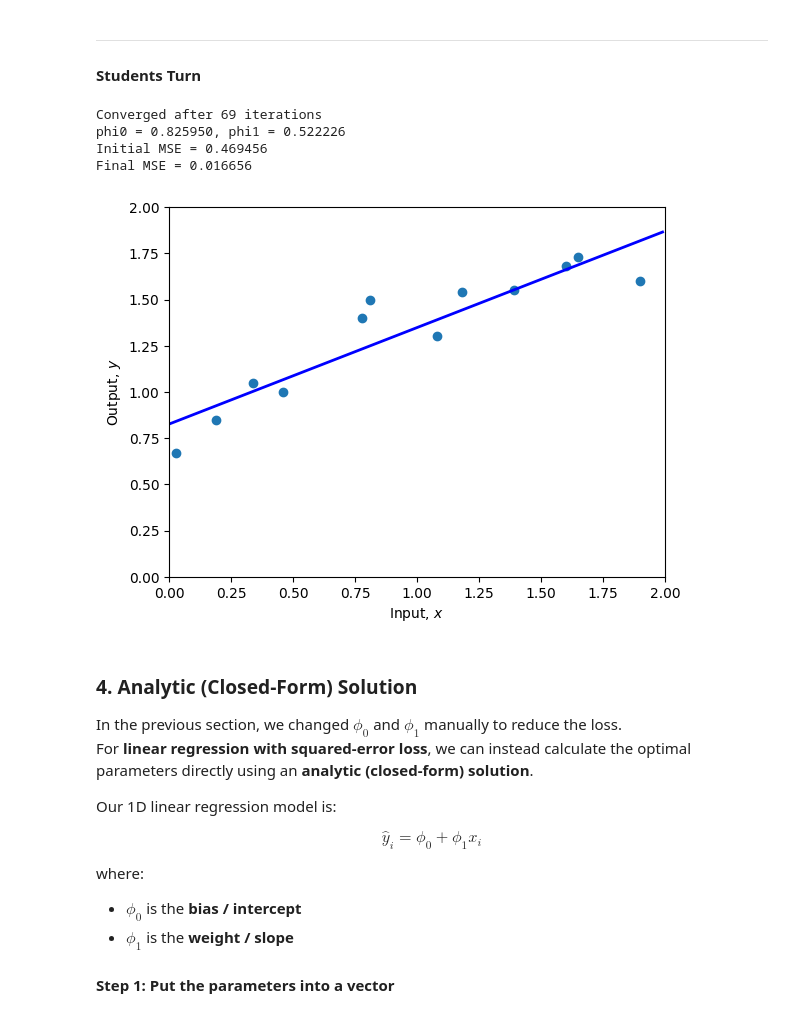
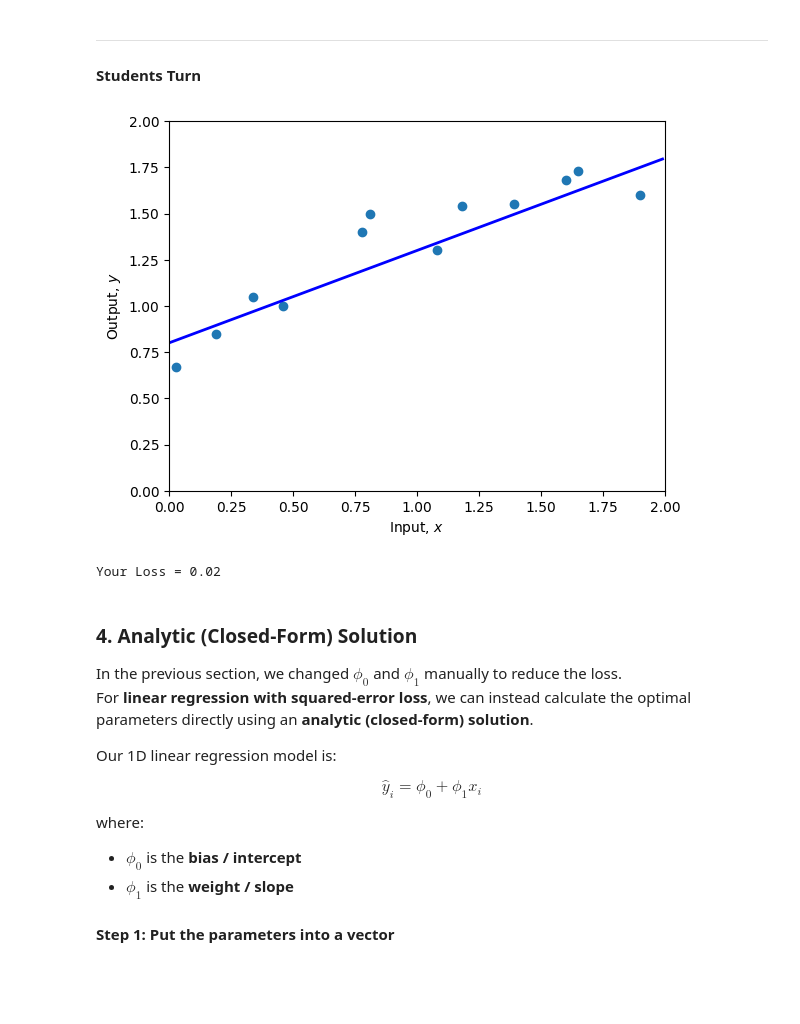
Before and after one commit to PANHARO/AI_class, a Jupyter notebook: lab_practice/Lab1.2_Linear_Regression_Analytic_GD_MiniBatchSGD_Practices_v2.ipynb, the cells around one changed output. Drawn from its saved outputs; the diff is of its cells as text; code cells hidden in the pictures; blank space fills up the shorter version.

```diff
--- a/lab_practice/Lab1.2_Linear_Regression_Analytic_GD_MiniBatchSGD_Practices_v2.ipynb
+++ b/lab_practice/Lab1.2_Linear_Regression_Analytic_GD_MiniBatchSGD_Practices_v2.ipynb
@@ -148,38 +148,17 @@ Your Loss = 0.86, Ground truth =10.28
 # %%
 # TODO -- Change the parameters manually to fit the model
 # First fix phi1 and try changing phi0 until you can't make the loss go down any more
 # Then fix phi0 and try changing phi1 until you can't make the loss go down any more
 # Repeat this process until you find a set of parameters that fit the model as in figure 2.2d
 # You can either do this by hand, or if you want to get fancy, write code to descent automatically in this way
 # Start at these values:
-phi0 = 2.1
-phi1 = -0.4
-max_iterations = 1000
-tolerance = 1e-10
-student_loss_history = [compute_loss(x, y, phi0, phi1)]
+phi0 = 0.8 ; phi1 = 0.5
 
-for iteration in range(1, max_iterations + 1):
-    previous_phi0, previous_phi1 = phi0, phi1
-    phi0 = np.mean(y - phi1 * x)
-    phi1 = np.sum(x * (y - phi0)) / np.sum(x ** 2)
-    student_loss_history.append(compute_loss(x, y, phi0, phi1))
-
-    if max(abs(phi0 - previous_phi0), abs(phi1 - previous_phi1)) < tolerance:
-        print(f'Converged after {iteration} iterations')
-        break
-else:
-    print(f'Reached {max_iterations} iterations')
-
-print(f'phi0 = {phi0:.6f}, phi1 = {phi1:.6f}')
-print(f'Initial MSE = {student_loss_history[0]:.6f}')
-print(f'Final MSE = {student_loss_history[-1]:.6f}')
-plot(x, y, phi0, phi1)
+plot(x,y,phi0,phi1)
+print(f'Your Loss = {compute_loss(x,y,phi0,phi1):3.2f}')
 # %% [output]
+[figure, new version]
-Converged after 69 iterations
-phi0 = 0.825950, phi1 = 0.522226
-Initial MSE = 0.469456
-Final MSE = 0.016656
+Your Loss = 0.02
-[figure, old version]
 # %% [markdown]
 ### 4. Analytic (Closed-Form) Solution
 
```
Also changed, not shown: parts of 4 cells of this notebook, 1 other file.
